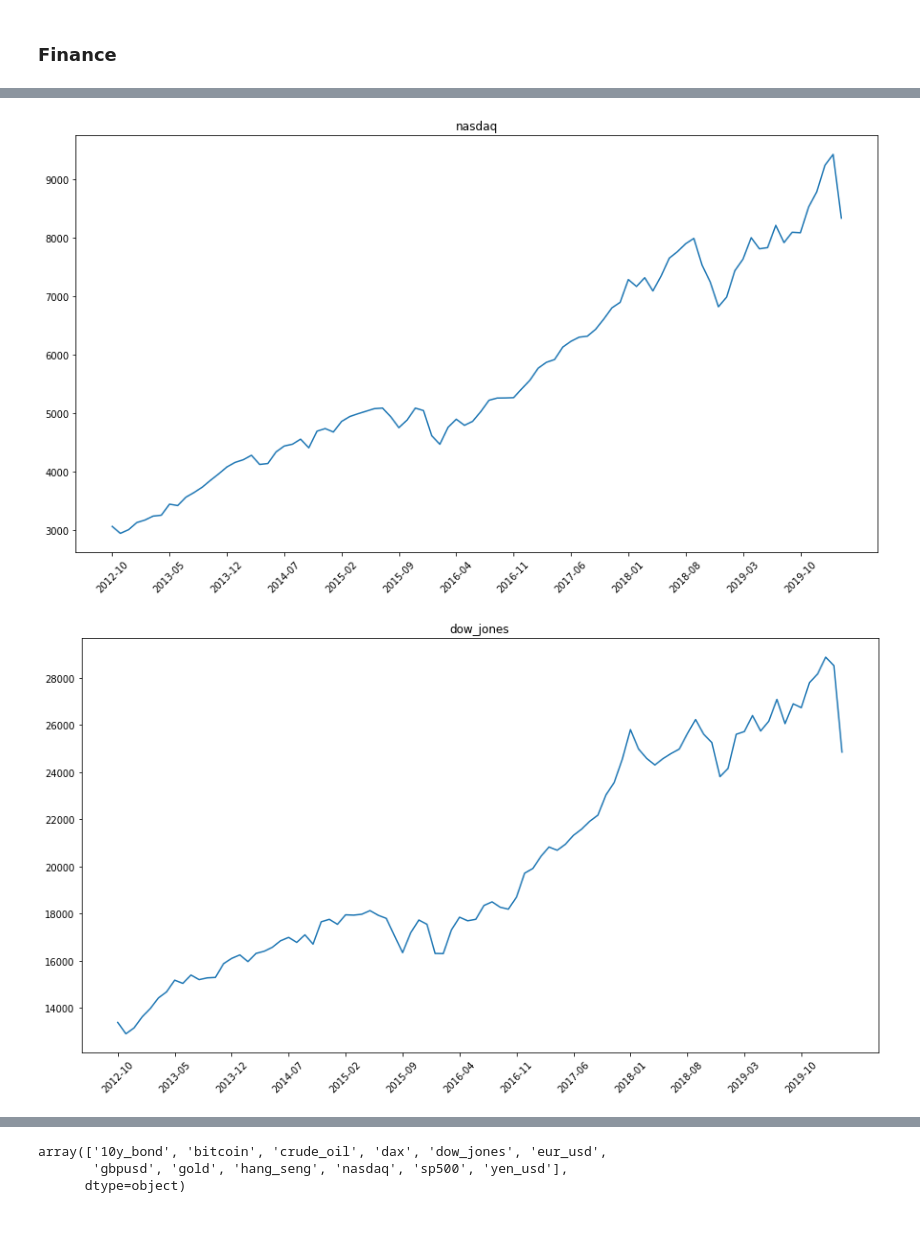
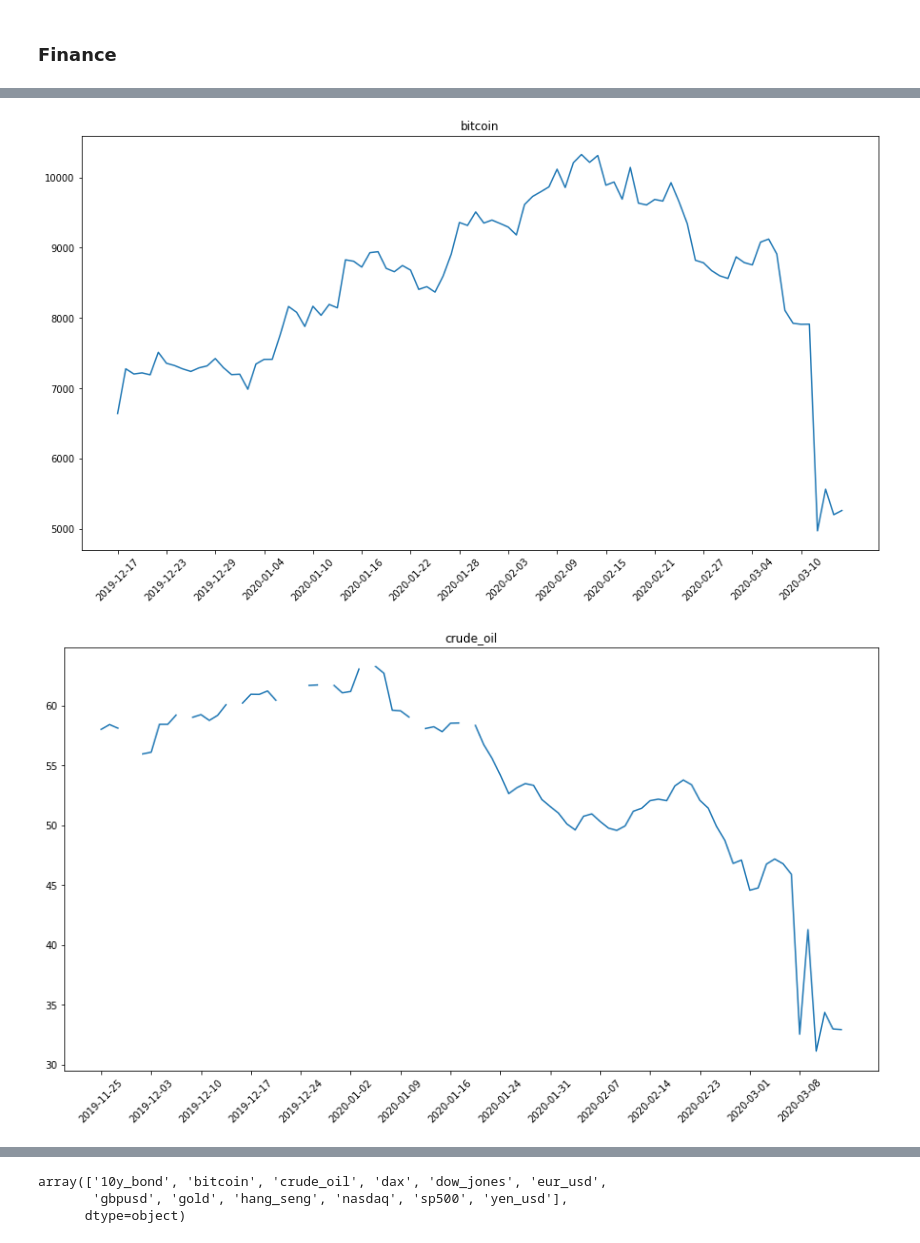
Before and after one commit to hopeman1102/visualize-covid-19, a Jupyter notebook: covid-19.ipynb, the cells around one changed output, grey strips where cells are left out. Saved outputs shown, nothing was run; the diff lists cells and outputs as text; code cells hidden in the pictures.

Commit message:
feat: Adjust plot function to include weekly and daily plots

```diff
--- a/covid-19.ipynb
+++ b/covid-19.ipynb
@@ -357,4 +357,8 @@ df_fin['month'] = df_fin['Date'].apply(lambda x: x[5:7])
 df_fin['day'] = df_fin['Date'].apply(lambda x: x[8:])
 df_fin['datetime'] = df_fin['Date'].apply(lambda x: datetime.strptime(x, '%Y-%m-%d'))
 df_fin['week'] = df_fin['datetime'].apply(lambda x: x.isocalendar()[1])
+
+# drop any unnecessary columns
+df_fin.drop(columns=['Open', 'High', 'Low', 'Close', 'Volume'], inplace=True)
+df_fin.head()
 # %% [output]
@@ -367,32 +383,54 @@ df_fin['week'] = df_fin['datetime'].apply(lambda x: x.isocalendar()[1])
 # %%
 # create function to plot finance distributions
-def plot_finance(df, period='month', time=None):
+def plot_finance(df, period='month', time=None, skips=36):
     '''
     Function to create multiple plots that show the development
     of prices of financial assets
     Args: df = dataframe containing data on financial assets
           period = string; determines which period the prices should refer to (day, week, month)
           time = string; time frame for prices to be plotted
+          skips = int; x axis label tick gaps
     Returns: None
     '''
 
+    # get the asset names in the dataframe
     asset_names = df['asset'].unique()
 
+    # assign the groupby's and new column names depending on the period
+    if period == 'month':
+        col = 'year_month'
+        df[col] = df.apply(lambda x: x['year']+'-'+x['month'], axis=1)
+        groupby = ['year_month', 'asset']
+    elif period == 'week':
+        col = 'year_week'
+        df[col] = df.apply(lambda x: x['year']+'-week-'+str(x['week']), axis=1)
+        groupby = ['year_week', 'asset']
+    elif period == 'day':
+        col = 'Date'
+        groupby = ['Date', 'asset']
+
+    # prepare the dataframe with period information
+    df = df.groupby(groupby)['Adj Close'].mean()
+    df = pd.DataFrame(df)
+    df = df.reset_index()
+
+    # plot prices for each asset
     for name in asset_names:
 
         if time == None:
-            x = df[df['asset'] == name]['year_month'].drop_duplicates()
+            x = df[df['asset'] == name][col].drop_duplicates()
             y = list(df[df['asset'] == name]['Adj Close'].values)
-            adjust_xticks = list(x.values)[::36]
+            adjust_xticks = list(x.values)[::skips]
         else:
-            x = df[df['asset'] == name]['year_month'].drop_duplicates()[-time:]
+            x = df[df['asset'] == name][col].drop_duplicates()[-time:]
             y = list(df[df['asset'] == name]['Adj Close'].values)[-time:]
-            adjust_xticks = list(x.values)[-time:][::7]
+            adjust_xticks = list(x.values)[-time:][::skips]
 
         plt.figure(figsize=[15,8])
         plt.plot(x, y)
         plt.xticks(adjust_xticks, rotation=45)
+        #plt.ylim(bottom=0.9)
         plt.title(name);
 # %%
-plot_finance(df_fin_month, time=90)
+plot_finance(df_fin, period='day', time=90, skips=6)
 # %% [output]
@@ -400,2 +438,2 @@ plot_finance(df_fin_month, time=90)
-[figure, old version]
+[figure, new version]
-[figure, old version]
+[figure, new version]
```
Also changed, not shown: parts of 2 cells of this notebook.
